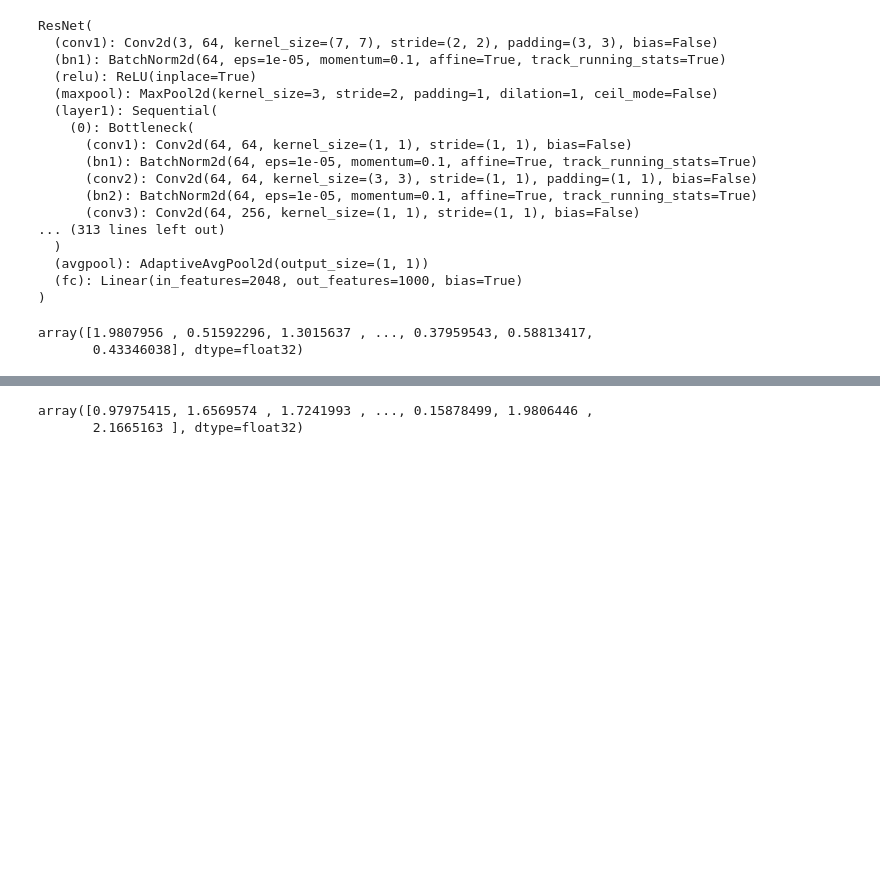
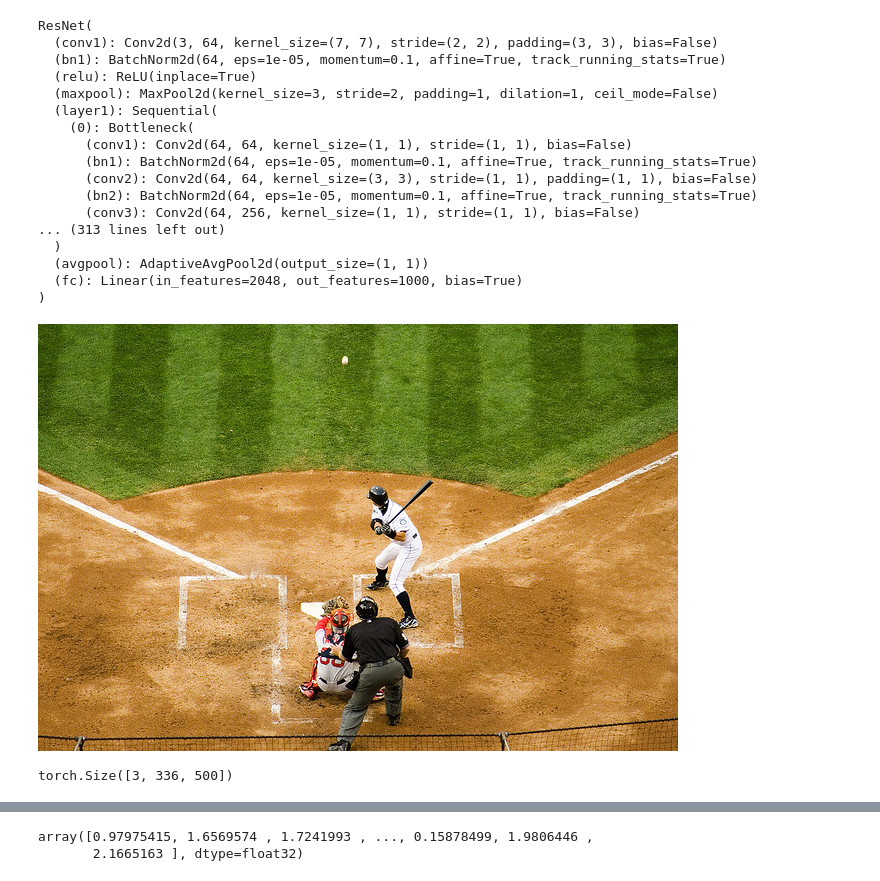
Before and after one commit to ruisi-su/concrete_dep, a Jupyter notebook: data/coco/compare_npy.ipynb, the cells around one changed output, grey strips where cells are left out. Saved outputs shown, nothing was run; the diff lists cells and outputs as text; code cells hidden in the pictures; blank space fills up the shorter version.

```diff
--- a/data/coco/compare_npy.ipynb
+++ b/data/coco/compare_npy.ipynb
@@ -4,6 +4,6 @@ import numpy as np
 import skimage.io as io
 import torch
 
-inst = 'VGNSL_split/instances_val2014.json'
+inst = 'VGNSL_split/instances_train2014.json'
 coco=COCO(inst)
 # %% [output]
@@ -45,44 +44,27 @@ ResNet(
 )
 # %%
 # get image from coco using image ids
-imgIds = coco.getImgIds(imgIds = [184613])
+imgIds = coco.getImgIds(imgIds = [29892])
 # print(imgIds)
 img = coco.loadImgs(imgIds)[0]
 url = img['coco_url']
 filename = img['file_name']
 # download image using PIL
 try: urllib.URLopener().retrieve(url, filename)
 except: urllib.request.urlretrieve(url, filename)
 input_image = Image.open(filename)
-
-# preprocess image
-preprocess = transforms.Compose([
-    transforms.Resize(256),
-    transforms.CenterCrop(224),
-    transforms.ToTensor(),
-#     transforms.Normalize(mean=[0.485, 0.456, 0.406], std=[0.229, 0.224, 0.225]),
-])
-input_tensor = preprocess(input_image)
-input_batch = input_tensor.unsqueeze(0) # create minibatch
-# create hook
-outputs= []
-
-def hook(module, input, output):
-    outputs.append(input)
-
-h = layer.register_forward_hook(hook)
-
-if torch.cuda.is_available():
-    input_batch = input_batch.to('cuda')
-    model.to('cuda')
-
-with torch.no_grad():
-    out = model(input_batch)
-# h.remove()
-# print(outputs[0].shape)
-
-a = torch.squeeze(outputs[0]).numpy()
-a
+input_image
 # %% [output]
-array([1.9807956 , 0.51592296, 1.3015637 , ..., 0.37959543, 0.58813417,
-       0.43346038], dtype=float32)
+[figure, added]
+# %%
+# preprocess image
+preprocess = transforms.Compose([
+#     transforms.Resize(224),
+#     transforms.CenterCrop(224),
+    transforms.ToTensor(),
+#     transforms.Normalize(mean=[0.485, 0.456, 0.406], std=[0.229, 0.224, 0.225]),
+])
+input_tensor = preprocess(input_image)
+# input_tensor.shape
+# %% [output]
+torch.Size([3, 336, 500])
```
Also changed, not shown: parts of 5 cells of this notebook, 6 other files.
